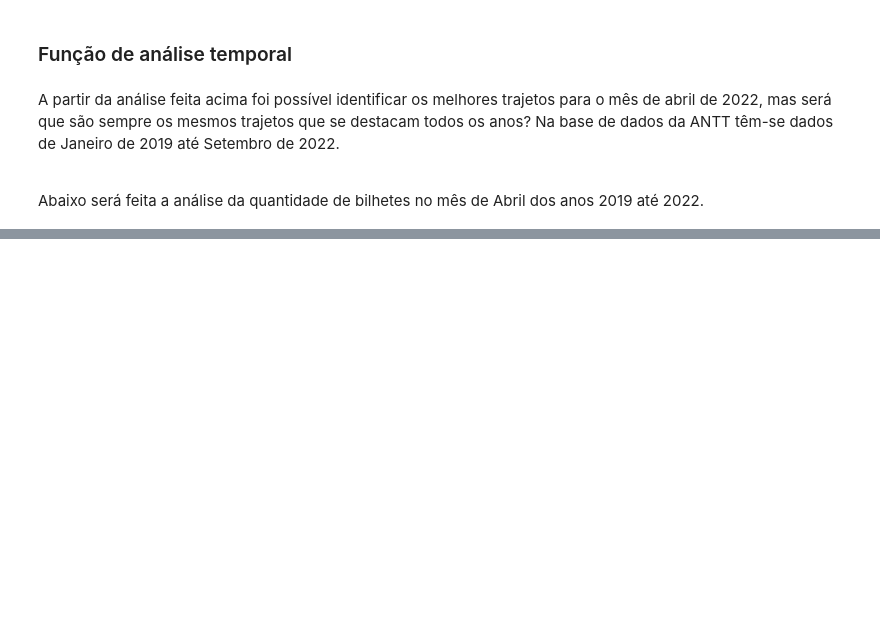
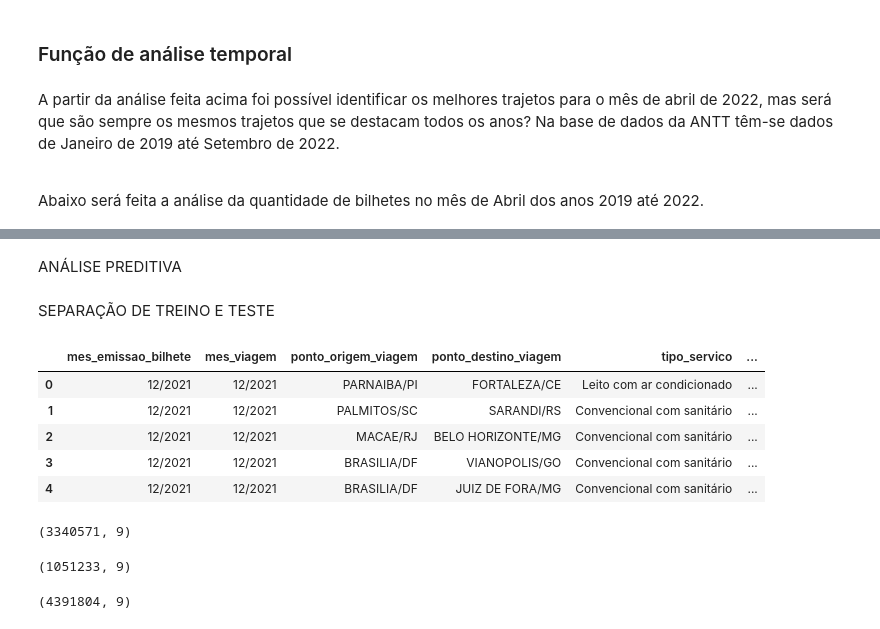
Before and after one commit to TheoBR00/Projeto-Big-Data, a Jupyter notebook: Analise.ipynb, the cells around one changed output, grey strips where cells are left out. Cells and saved outputs as stored; diff of their text form; code cells hidden in the pictures; blank space fills up the shorter version.

```diff
--- a/Analise.ipynb
+++ b/Analise.ipynb
@@ -376,3 +394,7 @@ analiseTemporal(df=bilhetes, mes=4, numAmostras=5, stacked=True)
 analiseTemporal(df=bilhetes, mes=4, numAmostras=5)
 # %% [output]
 [interactive output not drawn]
+# %% [markdown]
+ANÁLISE PREDITIVA
+# %% [markdown]
+SEPARAÇÃO DE TREINO E TESTE
@@ -378,0 +403,9 @@ analiseTemporal(df=bilhetes, mes=4, numAmostras=5)
+# %%
+bilhetes.head(5)
+# %% [output]
+|  | mes_emissao_bilhete | mes_viagem | ponto_origem_viagem | ponto_destino_viagem | tipo_servico | ... |
+| 0 | 12/2021 | 12/2021 | PARNAIBA/PI | FORTALEZA/CE | Leito com ar condicionado | ... |
+| 1 | 12/2021 | 12/2021 | PALMITOS/SC | SARANDI/RS | Convencional com sanitário | ... |
+| 2 | 12/2021 | 12/2021 | MACAE/RJ | BELO HORIZONTE/MG | Convencional com sanitário | ... |
+| 3 | 12/2021 | 12/2021 | BRASILIA/DF | VIANOPOLIS/GO | Convencional com sanitário | ... |
+| 4 | 12/2021 | 12/2021 | BRASILIA/DF | JUIZ DE FORA/MG | Convencional com sanitário | ... |
@@ -378,0 +416,12 @@ analiseTemporal(df=bilhetes, mes=4, numAmostras=5)
+# %%
+df_train.shape
+# %% [output]
+(3340571, 9)
+# %%
+df_test.shape
+# %% [output]
+(1051233, 9)
+# %%
+bilhetes.shape
+# %% [output]
+(4391804, 9)
```
Also changed, not shown: parts of 9 cells of this notebook.
